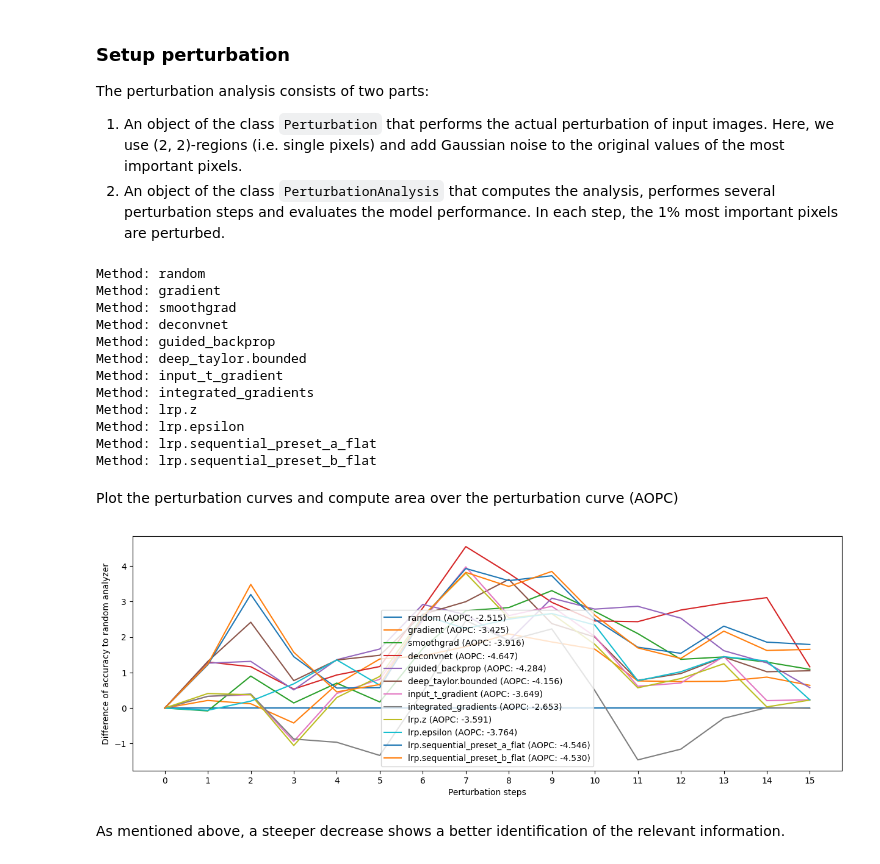
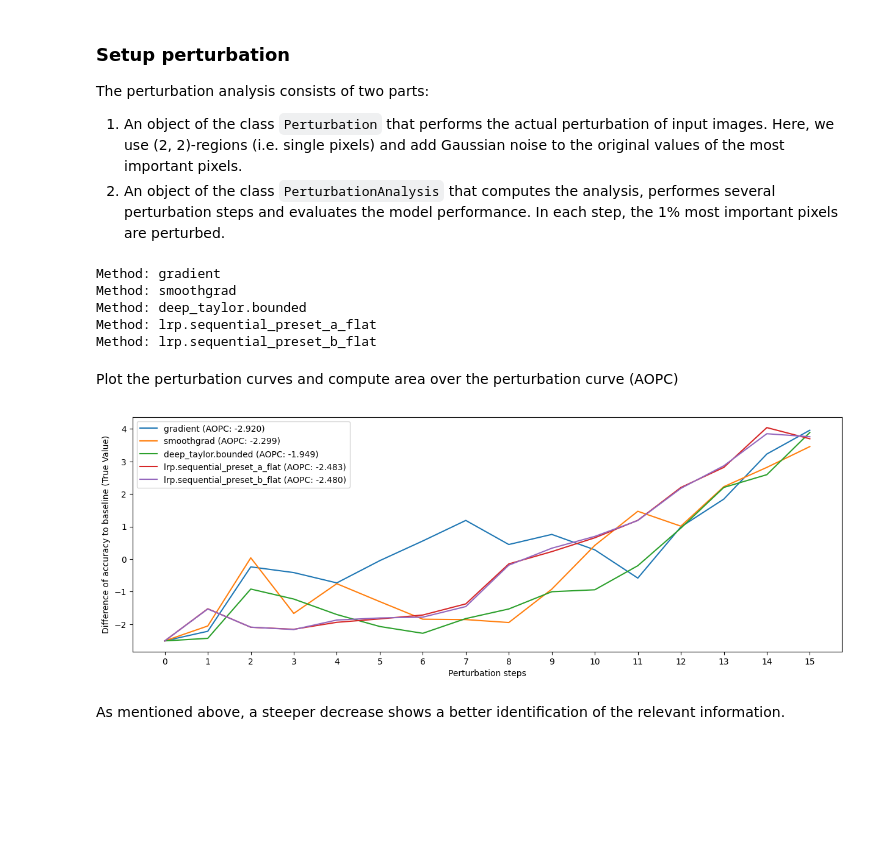
Before and after one commit to Arun-1997/Msc_Thesis, a Jupyter notebook: saliency_maps_perturbation.ipynb, the cells around one changed output. Cells and saved outputs as stored; diff of their text form; code cells hidden in the pictures; blank space fills up the shorter version.

```diff
--- a/saliency_maps_perturbation.ipynb
+++ b/saliency_maps_perturbation.ipynb
@@ -162,7 +166,7 @@ methods = [
 # fmt: on
 
 # Select methods of your choice
-selected_methods_indices = [1,2, 3,4,5,6, 7,8,9,10,11,12]
+selected_methods_indices = [2,3, 6,11,12]
 selected_methods = [methods[i] for i in selected_methods_indices]
 print(f'Using method(s) "{[method[0] for method in selected_methods]}".')
 # %% [output]
@@ -196,7 +200,7 @@ for method, analyzer in zip(selected_methods, analyzers):
     )
 
     # Comment out to invert the perturbation order
-    # perturbation.aggregation_function = lambda x, axis: -np.mean(x, axis=axis)
+    perturbation.aggregation_function = lambda x, axis: -np.mean(x, axis=axis)
 
     perturbation_analysis = PerturbationAnalysis(
         analyzer,
@@ -215,16 +219,9 @@ for method, analyzer in zip(selected_methods, analyzers):
     scores_selected_methods[method[0]] = np.array(scores)
     perturbation_analyses.append(perturbation_analysis)
 # %% [output]
-Method: random
 Method: gradient
 Method: smoothgrad
-Method: deconvnet
-Method: guided_backprop
 Method: deep_taylor.bounded
-Method: input_t_gradient
-Method: integrated_gradients
-Method: lrp.z
-Method: lrp.epsilon
 Method: lrp.sequential_preset_a_flat
 Method: lrp.sequential_preset_b_flat
 # %% [markdown]
@@ -232,22 +229,24 @@ Plot the perturbation curves and compute area over the perturbation curve (AOPC)
 # %%
 fig = plt.figure(figsize=(15, 5))
 aopc = list()  # Area over the perturbation curve
-baseline_accuracy = scores_selected_methods["random"][:, 1]
+# baseline_accuracy = scores_selected_methods["random"][:, 1]
+baseline_accuracy = y_test_v1
+
 for method_name in scores_selected_methods.keys():
     scores = scores_selected_methods[method_name]
     accuracy = scores[:, 1]
     aopc.append(accuracy[0] - np.mean(accuracy))
 
     label = "{} (AOPC: {:.3f})".format(method_name, aopc[-1])
     plt.plot(accuracy - baseline_accuracy, label=label)
 
 plt.xlabel("Perturbation steps")
-plt.ylabel("Difference of accuracy to random analyzer")
+plt.ylabel("Difference of accuracy to baseline (True Value)")
 plt.xticks(np.array(range(scores.shape[0])))
 plt.legend()
 plt.show()
 # %% [output]
-[figure, old version]
+[figure, new version]
 # %% [markdown]
 As mentioned above, a steeper decrease shows a better identification of the relevant information.
 # %% [markdown]
```
Also changed, not shown: parts of 7 cells of this notebook.
